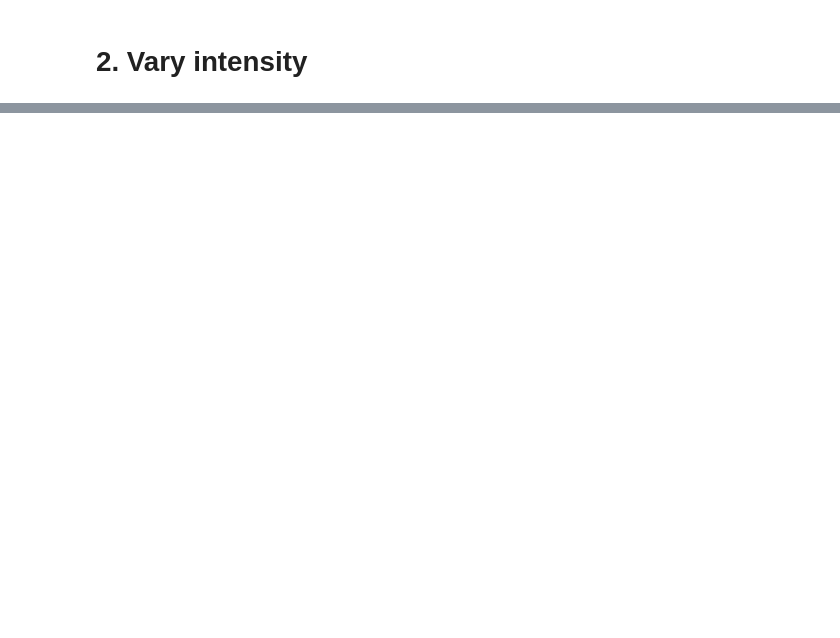
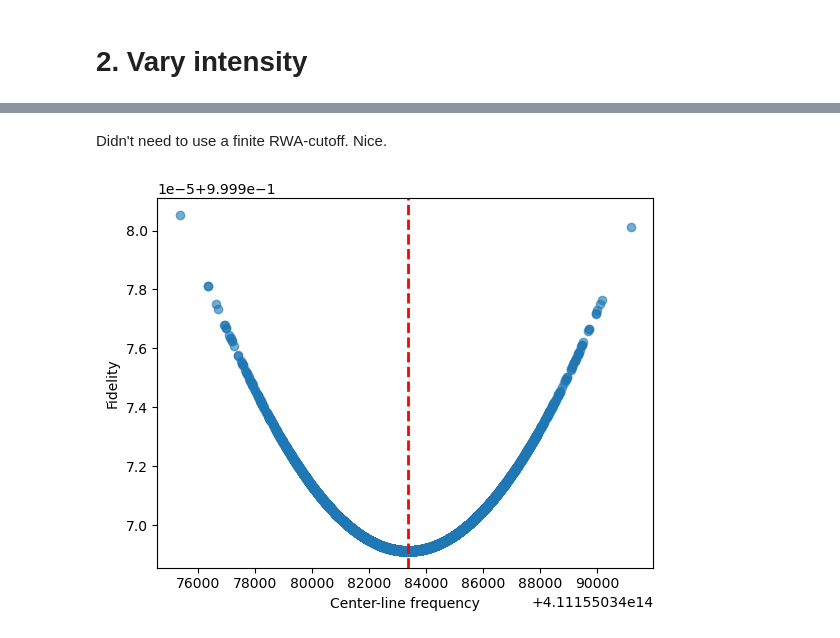
Before and after one commit to SQRLab/IonSim, a Jupyter notebook: single_qubit_rotations/single_qubit_noise_sim.ipynb, the cells around one changed output, grey strips where cells are left out. Saved outputs shown, nothing was run; the diff lists cells and outputs as text; code cells hidden in the pictures; blank space fills up the shorter version.

```diff
--- a/single_qubit_rotations/single_qubit_noise_sim.ipynb
+++ b/single_qubit_rotations/single_qubit_noise_sim.ipynb
@@ -217,0 +261,18 @@ plt.display(fig)
+# %%
+intensity!(chamber.lasers[1], INTENSITY)
+
+fidelities_frequency = zeros(length(f_dist))
+
+for i in 1:N_SAMPLES
+    if i%Int(1e3)==0
+        print("\n", i)
+        flush(stdout)
+    end
+
+    f = f_dist[i]
+    λ = λ_dist[i]
+
+    wavelength!(chamber.lasers[1], λ)
+    tout, ψt = RX(2π, chamber, ψ0, PI_TIME, TIMESCALE)
+    fidelities_frequency[i] = real(fidelity(dm(ψt[end]), dm(ψ0)))
+end
@@ -217,0 +290,11 @@ plt.display(fig)
+# %% [markdown]
+Didn't need to use a finite RWA-cutoff. Nice.
+# %%
+fig = plt.figure()
+plt.plot(f_dist, fidelities_frequency, "o", alpha=0.6)
+plt.axvline(x=FREQUENCY, color="r", linestyle="--", linewidth=2)
+plt.xlabel("Center-line frequency")
+plt.ylabel("Fidelity")
+plt.display(fig)
+# %% [output]
+[figure, added]
```
Also changed, not shown: parts of 27 cells of this notebook.
